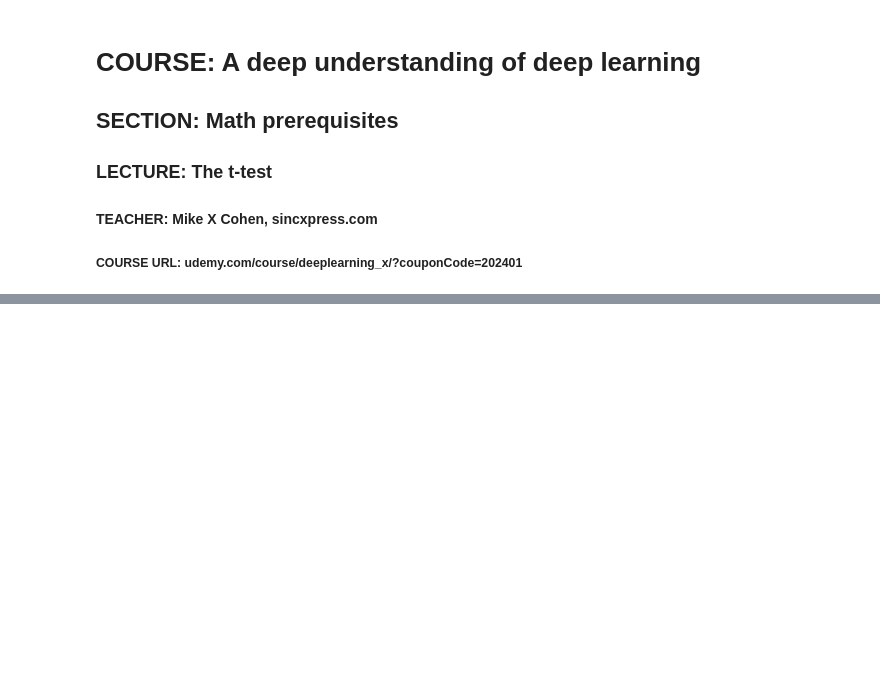
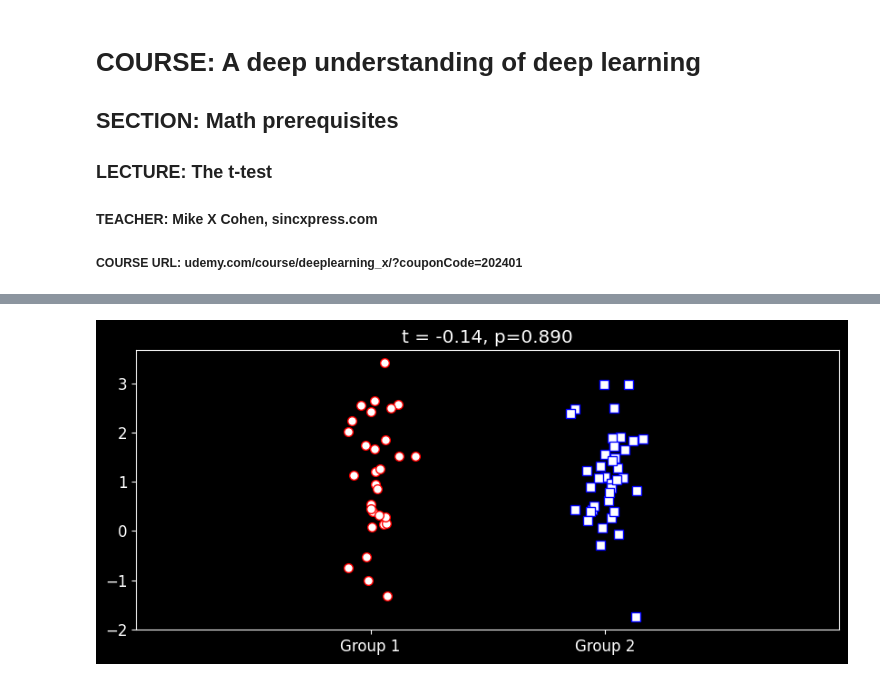
Before and after one commit to leizhou88/DeepUnderstandingOfDeepLearning, a Jupyter notebook: math/DUDL_math_ttest.ipynb, the cells around one changed output, grey strips where cells are left out. Drawn from its saved outputs; the diff is of its cells as text; code cells hidden in the pictures; blank space fills up the shorter version.

```diff
--- a/math/DUDL_math_ttest.ipynb
+++ b/math/DUDL_math_ttest.ipynb
@@ -42,14 +74,16 @@ print(p)
 # %%
 # common way to show t-test results in a plot
 fig = plt.figure(figsize=(10,4))
 plt.rcParams.update({'font.size':12}) # change the font size
 
-plt.plot(0+np.random.randn(n1)/15, data1, 'ro',markerfacecolor='w',markersize=14)
-plt.plot(1+np.random.randn(n2)/15, data2, 'bs',markerfacecolor='w',markersize=14)
+plt.plot(0+np.random.randn(n1)/15, data1, 'ro',markerfacecolor='w',markersize=7)
+plt.plot(1+np.random.randn(n2)/15, data2, 'bs',markerfacecolor='w',markersize=7)
 plt.xlim([-1,2])
 plt.xticks([0,1],labels=['Group 1','Group 2'])
 
 # set the title to include the t-value and p-value
 plt.title(f't = {t:.2f}, p={p:.3f}')
 
 plt.show()
+# %% [output]
+[figure, added]
```
Also changed, not shown: parts of 12 cells of this notebook.
